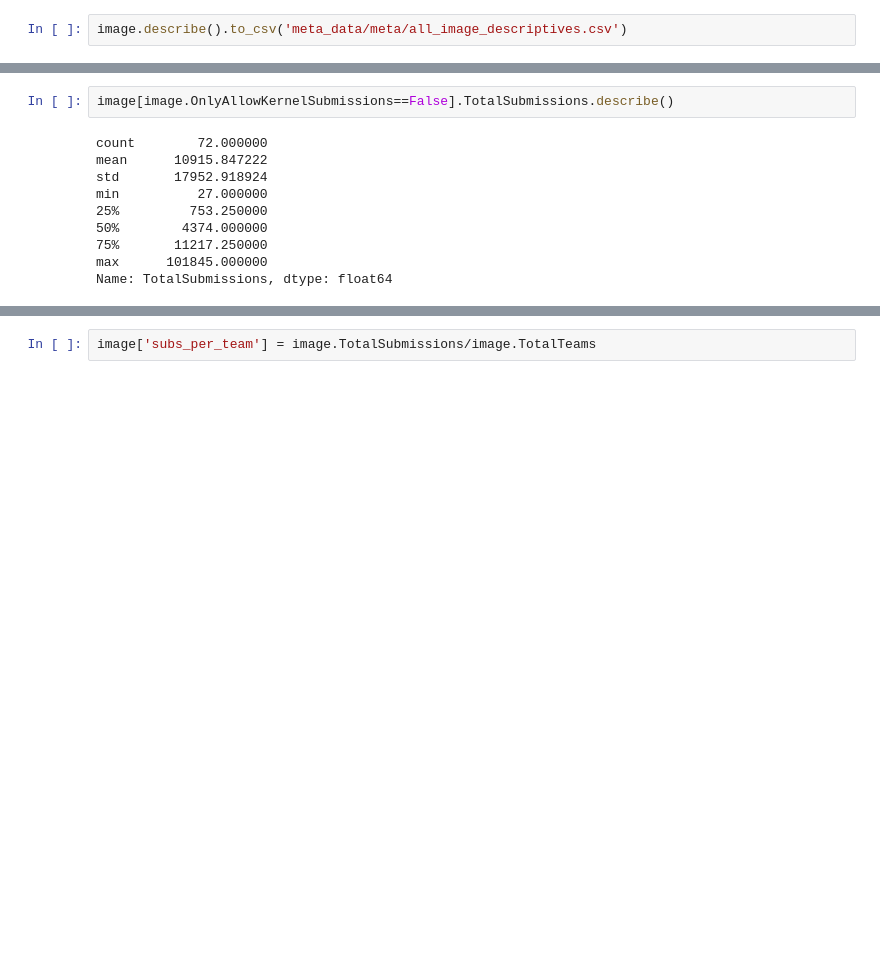
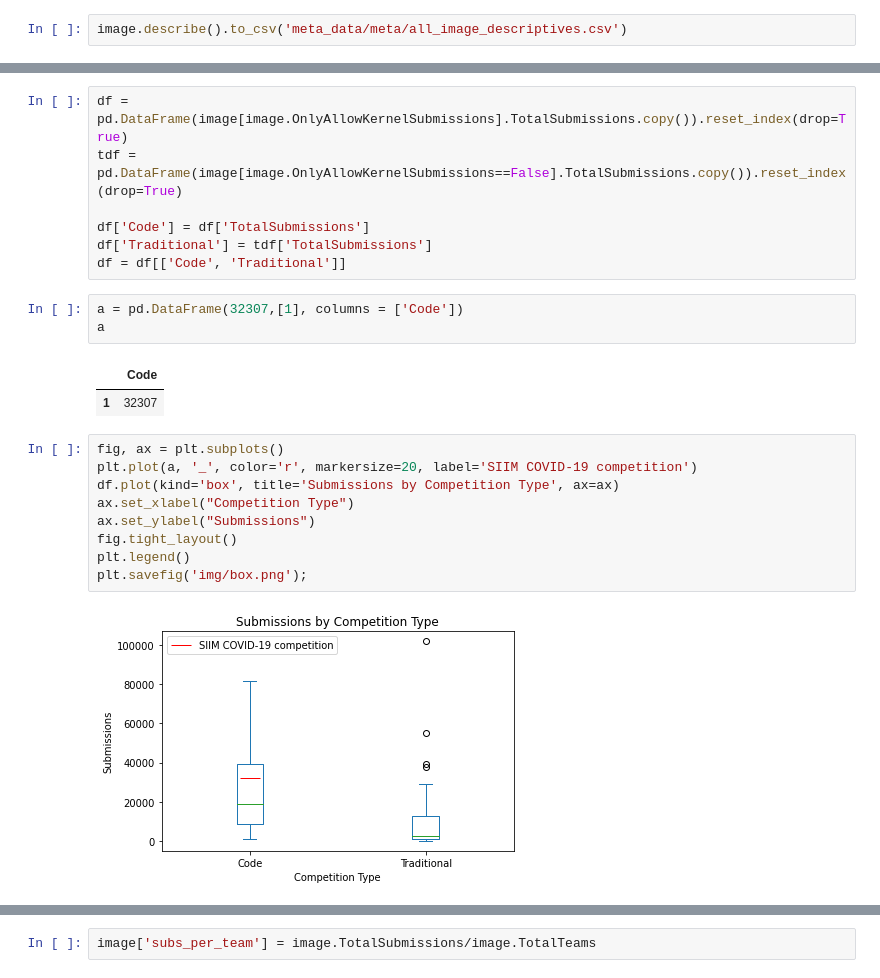
Before and after one commit to Xannadoo/carbon-cost-kaggle, a Jupyter notebook: meta_data_exploration.ipynb, the cells around one changed output, grey strips where cells are left out. Cells and saved outputs as stored; diff of their text form; blank space fills up the shorter version.

```diff
--- a/meta_data_exploration.ipynb
+++ b/meta_data_exploration.ipynb
@@ -136,13 +211,25 @@ Name: TotalSubmissions, dtype: float64
-# %%
-image[image.OnlyAllowKernelSubmissions==False].TotalSubmissions.describe()
-# %% [output]
-count        72.000000
-mean      10915.847222
-std       17952.918924
-min          27.000000
-25%         753.250000
-50%        4374.000000
-75%       11217.250000
-max      101845.000000
-Name: TotalSubmissions, dtype: float64
+# %%
+df = pd.DataFrame(image[image.OnlyAllowKernelSubmissions].TotalSubmissions.copy()).reset_index(drop=True)
+tdf = pd.DataFrame(image[image.OnlyAllowKernelSubmissions==False].TotalSubmissions.copy()).reset_index(drop=True)
+
+df['Code'] = df['TotalSubmissions']
+df['Traditional'] = tdf['TotalSubmissions']
+df = df[['Code', 'Traditional']]
+# %%
+a = pd.DataFrame(32307,[1], columns = ['Code'])
+a
+# %% [output]
+|  | Code |
+| 1 | 32307 |
+# %%
+fig, ax = plt.subplots()
+plt.plot(a, '_', color='r', markersize=20, label='SIIM COVID-19 competition')
+df.plot(kind='box', title='Submissions by Competition Type', ax=ax)
+ax.set_xlabel("Competition Type")
+ax.set_ylabel("Submissions")
+fig.tight_layout()
+plt.legend()
+plt.savefig('img/box.png');
+# %% [output]
+[figure, added]
 # %%
```
Also changed, not shown: parts of 27 cells of this notebook, 4 other files.
